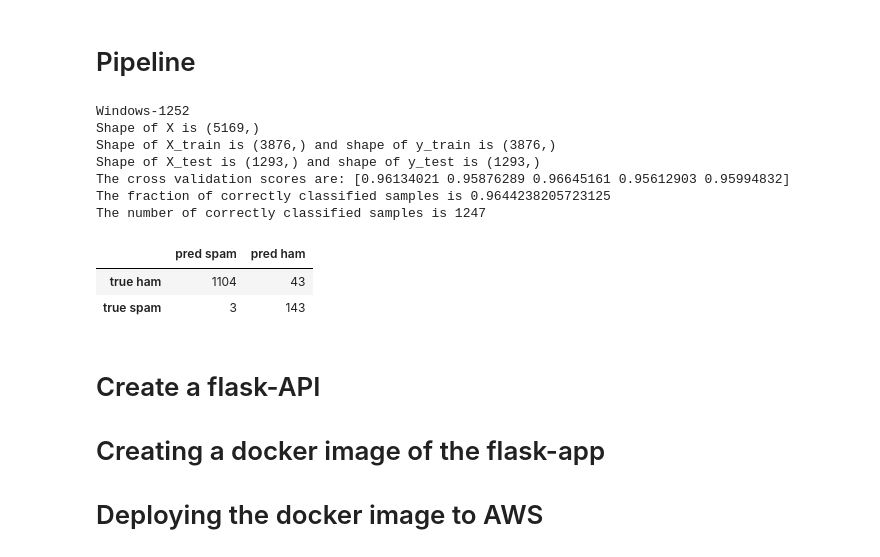
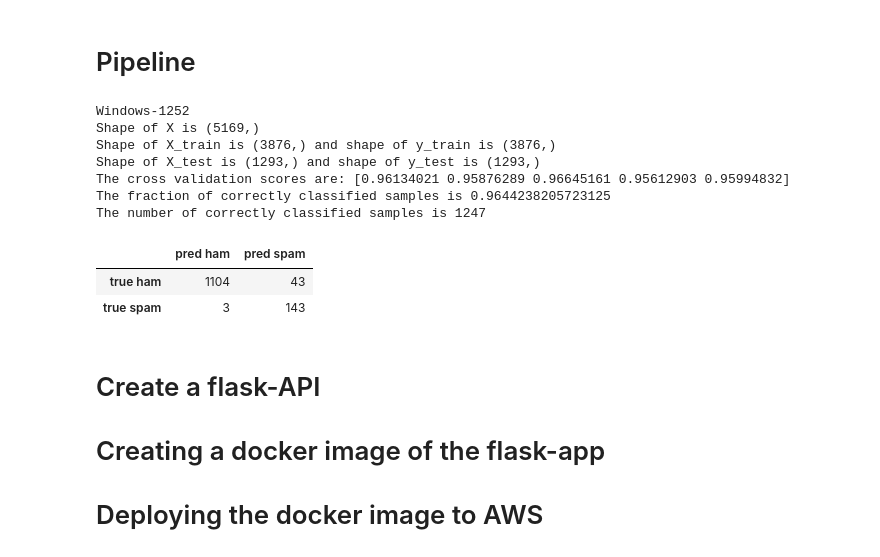
Before and after one commit to kulraghav/MLPractice, a Jupyter notebook: Notebooks/spam_filter.ipynb, the cells around one changed output. Drawn from its saved outputs; the diff is of its cells as text; code cells hidden in the pictures.

Commit message:
fixed a bug in confusion matrix

```diff
--- a/Notebooks/spam_filter.ipynb
+++ b/Notebooks/spam_filter.ipynb
@@ -455,36 +455,36 @@ print("Shape of X_test is {} and shape of y_test is {}".format(X_test.shape, y_t
 pipeline = Pipeline([('vectorizer', TfidfVectorizer()),
                      ('classifier', LogisticRegression())])
 
 
 print("The cross validation scores are: {}".format(cross_val_score(pipeline, X=X_train, y=y_train, cv=5)))
 
 pipeline.fit(X_train, y_train)
 
 version = date.today().strftime("%Y_%B_%d")
 model_path = '../Models/Spam/model.joblib_{}'.format(version)
 joblib.dump(pipeline, model_path)
 
 reloaded_pipeline = joblib.load(model_path)
 
 
 y_test_predicted = reloaded_pipeline.predict(X_test)
 
 print("The fraction of correctly classified samples is {}".format(accuracy_score(y_test, y_test_predicted)))
 print("The number of correctly classified samples is {}".format(accuracy_score(y_test, y_test_predicted, normalize=False)))
 
 
-pd.DataFrame(confusion_matrix(y_test_predicted, y_test),
+pd.DataFrame(confusion_matrix(y_test, y_test_predicted), # y_test comes first
              index={'true ham', 'true spam'},
-            columns={'pred ham', 'pred spam'})
+             columns={'pred ham', 'pred spam'})
 # %% [output]
 Windows-1252
 Shape of X is (5169,)
 Shape of X_train is (3876,) and shape of y_train is (3876,)
 Shape of X_test is (1293,) and shape of y_test is (1293,)
 The cross validation scores are: [0.96134021 0.95876289 0.96645161 0.95612903 0.95994832]
 The fraction of correctly classified samples is 0.9644238205723125
 The number of correctly classified samples is 1247
-|  | pred spam | pred ham |
+|  | pred ham | pred spam |
 | true ham | 1104 | 43 |
 | true spam | 3 | 143 |
 # %% [markdown]
```
